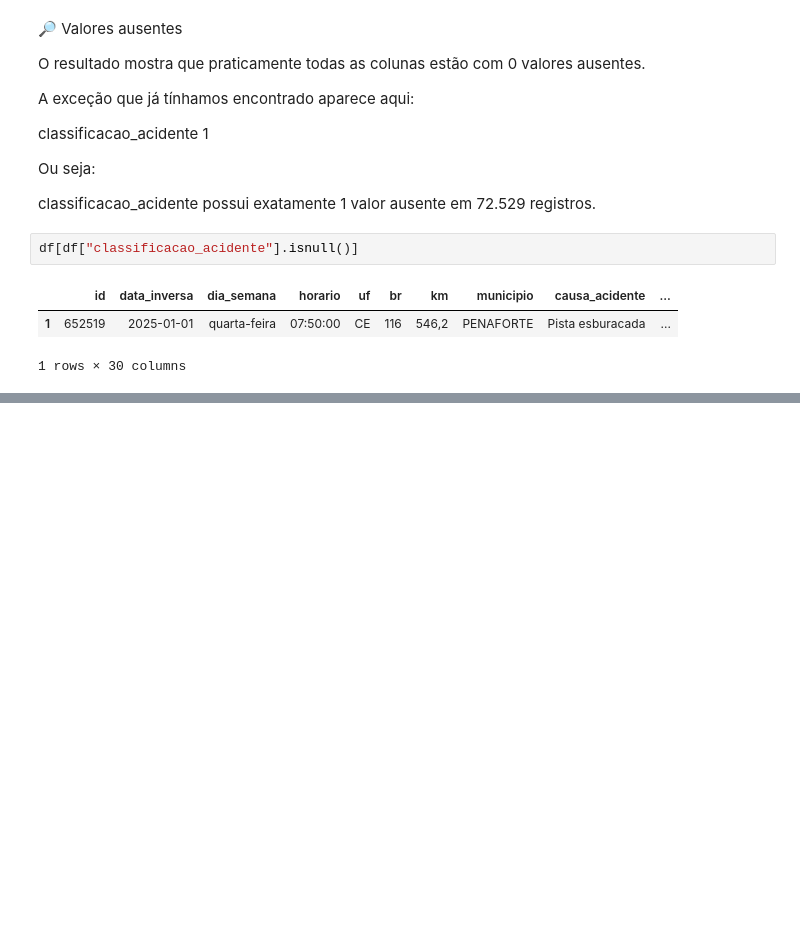
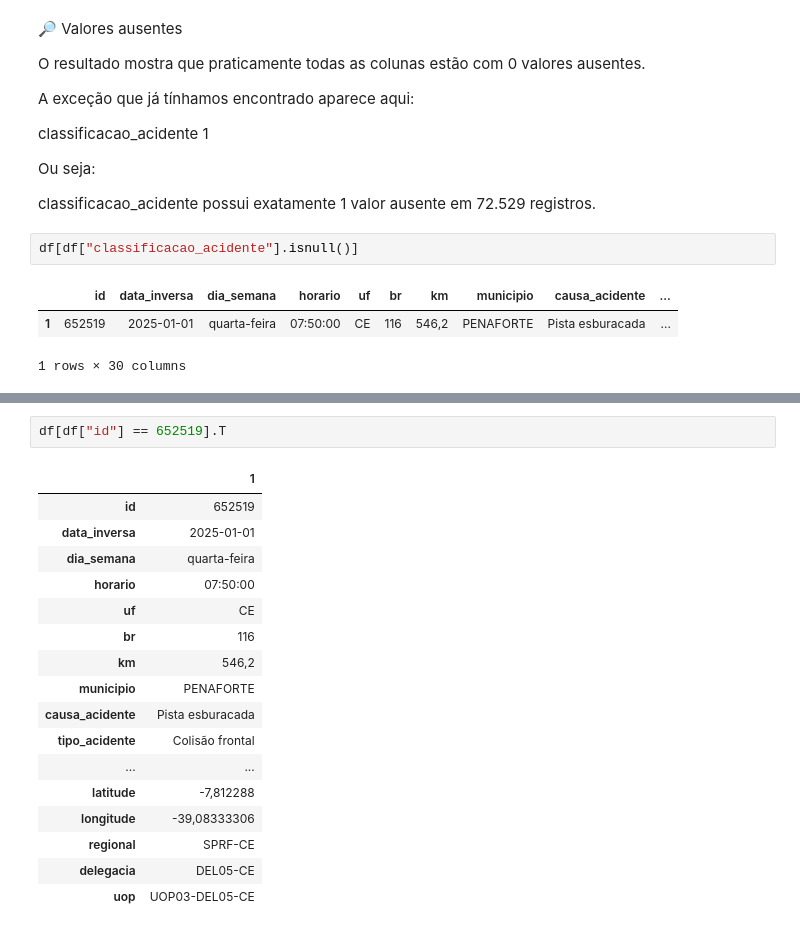
Before and after one commit to amalicef-sys/Projeto-Caixaverso-2026, a Jupyter notebook: analise/analise_acidentes_2025.ipynb, the cells around one changed output, grey strips where cells are left out. Drawn from its saved outputs; the diff is of its cells as text; blank space fills up the shorter version.

```diff
--- a/analise/analise_acidentes_2025.ipynb
+++ b/analise/analise_acidentes_2025.ipynb
@@ -150,0 +156,20 @@ df[df["classificacao_acidente"].isnull()]
+# %%
+df[df["id"] == 652519].T
+# %% [output]
+|  | 1 |
+| id | 652519 |
+| data_inversa | 2025-01-01 |
+| dia_semana | quarta-feira |
+| horario | 07:50:00 |
+| uf | CE |
+| br | 116 |
+| km | 546,2 |
+| municipio | PENAFORTE |
+| causa_acidente | Pista esburacada |
+| tipo_acidente | Colisão frontal |
+| ... | ... |
+| latitude | -7,812288 |
+| longitude | -39,08333306 |
+| regional | SPRF-CE |
+| delegacia | DEL05-CE |
+| uop | UOP03-DEL05-CE |
```
Also changed, not shown: parts of 79 cells of this notebook, 1 other file.
